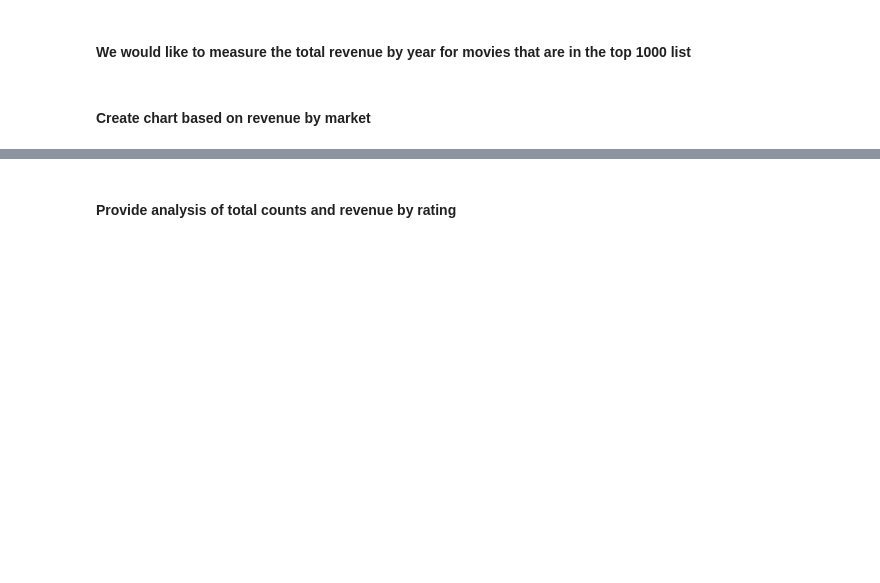
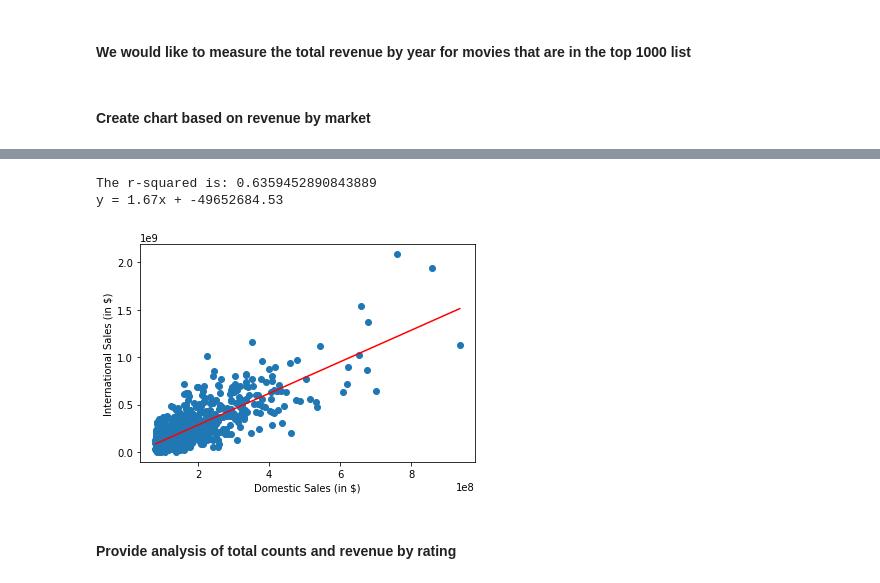
Before and after one commit to GrovesB/Group-10-Project-1, a Jupyter notebook: Project 1.ipynb, the cells around one changed output, grey strips where cells are left out. Saved outputs shown, nothing was run; the diff lists cells and outputs as text; code cells hidden in the pictures; blank space fills up the shorter version.

```diff
--- a/Project 1.ipynb
+++ b/Project 1.ipynb
@@ -93,3 +83,18 @@ average_revenue
+# %%
+(slope, intercept, rvalue, pvalue, stderr) = linregress(x, y)
+regress_values = x * slope + intercept
+line_eq = "y = " + str(round(slope,2)) + "x + " + str(round(intercept,2))
+plt.scatter(x,y)
+plt.plot(x,regress_values,"r-")
+plt.xlabel("Domestic Sales (in $)")
+plt.ylabel("International Sales (in $)")
+print(f"The r-squared is: {rvalue**2}")
+print(line_eq)
+plt.show()
+# %% [output]
+The r-squared is: 0.6359452890843889
+y = 1.67x + -49652684.53
+[figure, added]
 # %% [markdown]
 #### Provide analysis of total counts and revenue by rating
 # %%
```
Also changed, not shown: parts of 18 cells of this notebook.
